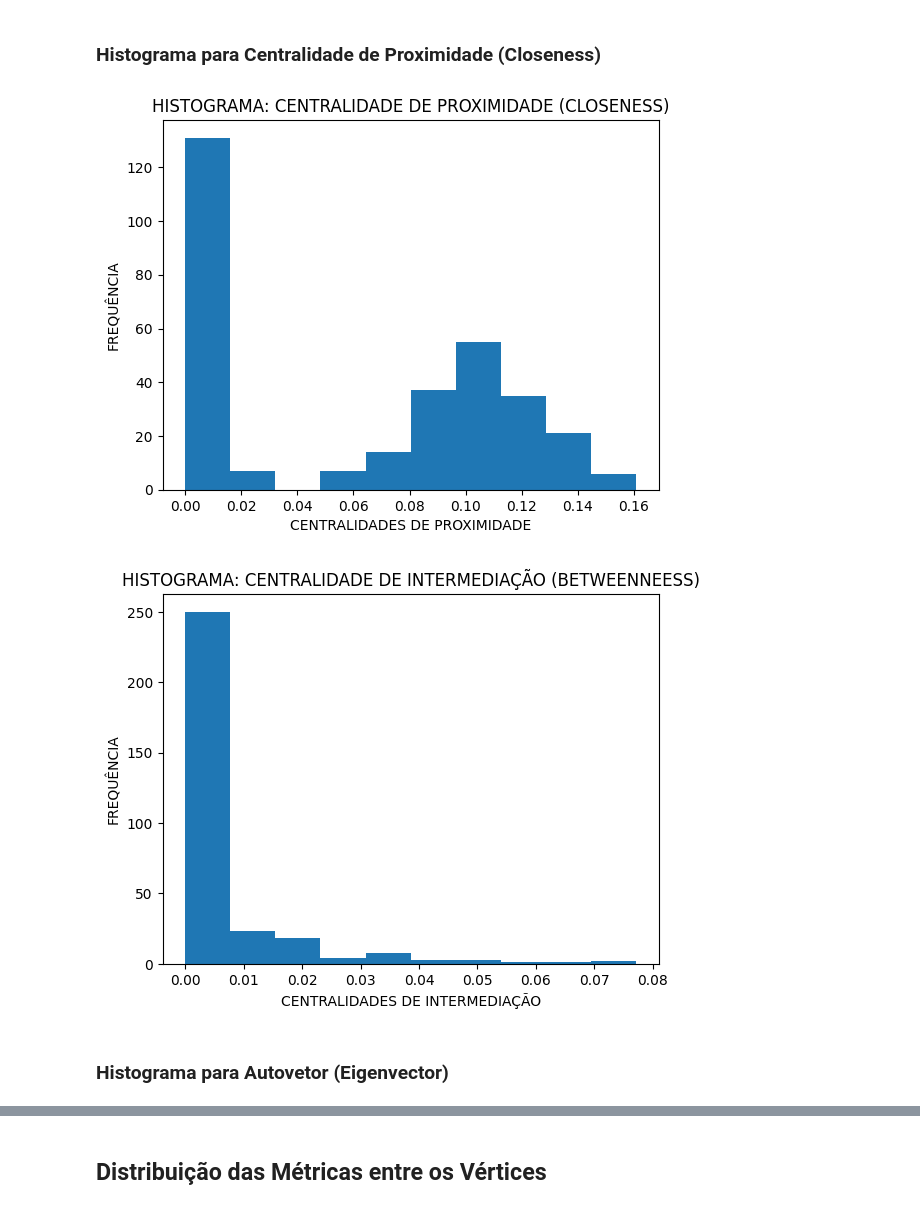
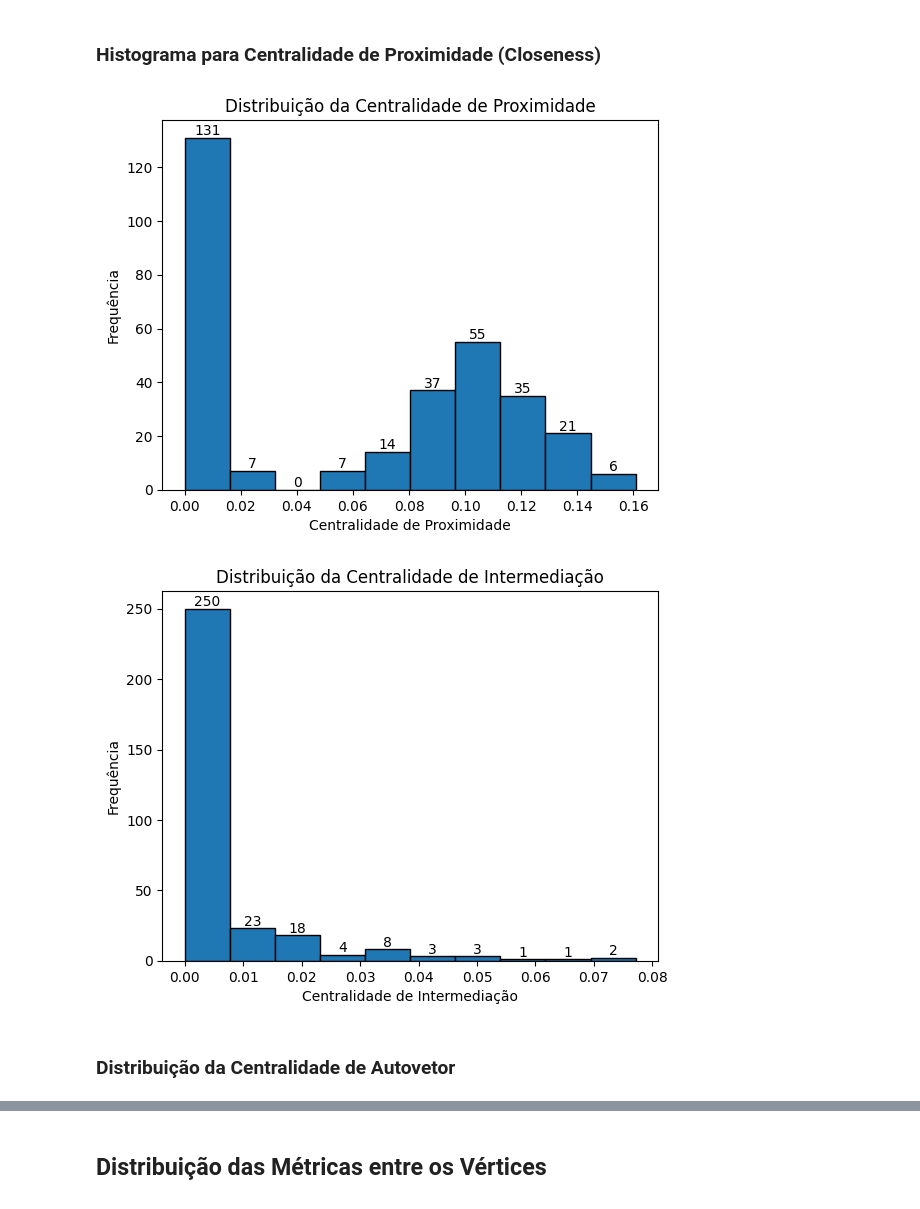
Before and after one commit to falcaoalvinho/projeto-cr-ufabc, a Jupyter notebook: plotagem.ipynb, the cells around one changed output, grey strips where cells are left out. Saved outputs shown, nothing was run; the diff lists cells and outputs as text; code cells hidden in the pictures.

Commit message:
manipulação de atributos visuais dos histogramas e adição de labels para suas bins

```diff
--- a/plotagem.ipynb
+++ b/plotagem.ipynb
@@ -41,10 +41,7 @@ if response.status_code == 200:
                     })
 
             grafo[conexao['de']][conexao['para']]['quantidade_transferencias'] = len(grafo[conexao['de']][conexao['para']]['transferencias'])
-
-# Impressão dos vértices e arestas do grafo
-print(f'VÉRTICES DO GRAFO: {grafo.number_of_nodes()}')
-print(f'ARESTAS DO GRAFO: {grafo.number_of_edges()}')
+            grafo[conexao['de']][conexao['para']]['weight'] = 1 / grafo[conexao['de']][conexao['para']]['quantidade_transferencias']
 
 layout = nx.spring_layout(grafo, k=0.5, scale=50) # Definição do layout usado no grafo
 
@@ -110,11 +135,12 @@ dados = []
 for chave, valor in cent_proximidade.items():
     dados.append(valor)
 
-plt.hist(dados, bins=10)
-plt.xlabel("CENTRALIDADES DE PROXIMIDADE")
-plt.ylabel("FREQUÊNCIA")
-plt.title("HISTOGRAMA: CENTRALIDADE DE PROXIMIDADE (CLOSENESS)")
+valores ,colunas, barras = plt.hist(dados, bins=10, edgecolor='black')
+plt.bar_label(barras, fontsize=10, color='black')
+plt.title('Distribuição da Centralidade de Proximidade')
+plt.xlabel('Centralidade de Proximidade')
+plt.ylabel('Frequência')
 plt.show()
 # %% [output]
-[figure, old version]
+[figure, new version]
 # %%
@@ -122,17 +148,18 @@ plt.show()
 # %%
 dados = []
 for chave, valor in cent_intermediacao.items():
     dados.append(valor)
 
-plt.hist(dados, bins=10)
-plt.xlabel("CENTRALIDADES DE INTERMEDIAÇÃO")
-plt.ylabel("FREQUÊNCIA")
-plt.title("HISTOGRAMA: CENTRALIDADE DE INTERMEDIAÇÃO (BETWEENNEESS)")
+valores ,colunas, barras = plt.hist(dados, bins=10, edgecolor='black')
+plt.bar_label(barras, fontsize=10, color='black')
+plt.title('Distribuição da Centralidade de Intermediação')
+plt.xlabel('Centralidade de Intermediação')
+plt.ylabel("Frequência")
 plt.show()
 # %% [output]
-[figure, old version]
+[figure, new version]
 # %% [markdown]
-### Histograma para Autovetor (Eigenvector)
+### Distribuição da Centralidade de Autovetor
 # %%
 dados = []
 for chave, valor in cent_autovetor.items():
```
Also changed, not shown: parts of 22 cells of this notebook, 1 other file.
